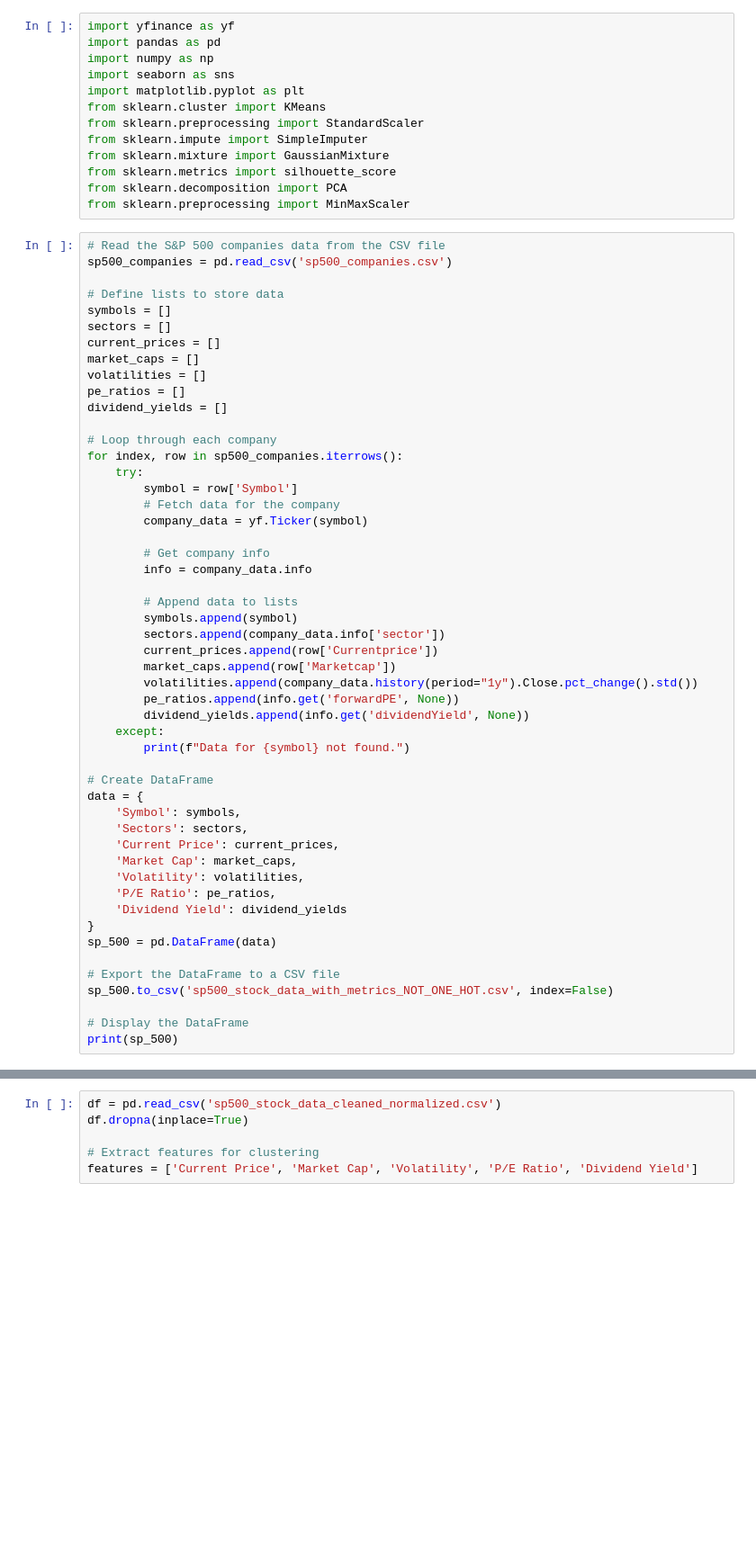
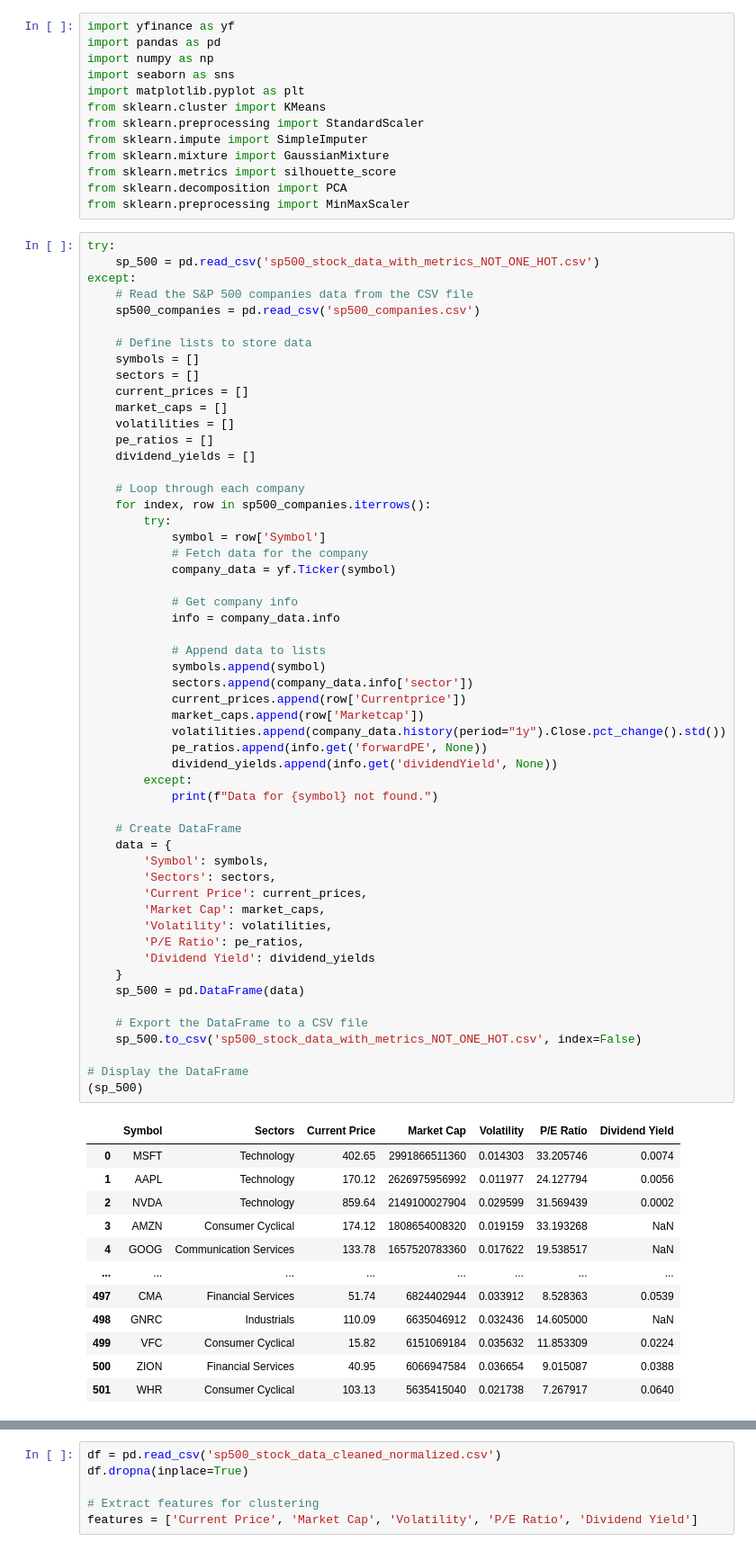
Before and after one commit to Purpup/COGS118B-Project, a Jupyter notebook: FinalProject.ipynb, the cells around one changed output, grey strips where cells are left out. Shown at 90% size. Drawn from its saved outputs; the diff is of its cells as text; blank space fills up the shorter version.

```diff
--- a/FinalProject.ipynb
+++ b/FinalProject.ipynb
@@ -124,54 +108,69 @@ from sklearn.metrics import silhouette_score
 from sklearn.decomposition import PCA
 from sklearn.preprocessing import MinMaxScaler
 # %%
-# Read the S&P 500 companies data from the CSV file
-sp500_companies = pd.read_csv('sp500_companies.csv')
+try:
+    sp_500 = pd.read_csv('sp500_stock_data_with_metrics_NOT_ONE_HOT.csv')
+except:
+    # Read the S&P 500 companies data from the CSV file
+    sp500_companies = pd.read_csv('sp500_companies.csv')
 
-# Define lists to store data
-symbols = []
-sectors = []
-current_prices = []
-market_caps = []
-volatilities = []
-pe_ratios = []
-dividend_yields = []
+    # Define lists to store data
+    symbols = []
+    sectors = []
+    current_prices = []
+    market_caps = []
+    volatilities = []
+    pe_ratios = []
+    dividend_yields = []
 
-# Loop through each company
-for index, row in sp500_companies.iterrows():
-    try:
-        symbol = row['Symbol']
-        # Fetch data for the company
-        company_data = yf.Ticker(symbol)
+    # Loop through each company
+    for index, row in sp500_companies.iterrows():
+        try:
+            symbol = row['Symbol']
+            # Fetch data for the company
+            company_data = yf.Ticker(symbol)
 
-        # Get company info
-        info = company_data.info
+            # Get company info
+            info = company_data.info
 
-        # Append data to lists
-        symbols.append(symbol)
-        sectors.append(company_data.info['sector'])
-        current_prices.append(row['Currentprice'])
-        market_caps.append(row['Marketcap'])
-        volatilities.append(company_data.history(period="1y").Close.pct_change().std())
-        pe_ratios.append(info.get('forwardPE', None))
-        dividend_yields.append(info.get('dividendYield', None))
-    except:
-        print(f"Data for {symbol} not found.")
+            # Append data to lists
+            symbols.append(symbol)
+            sectors.append(company_data.info['sector'])
+            current_prices.append(row['Currentprice'])
+            market_caps.append(row['Marketcap'])
+            volatilities.append(company_data.history(period="1y").Close.pct_change().std())
+            pe_ratios.append(info.get('forwardPE', None))
+            dividend_yields.append(info.get('dividendYield', None))
+        except:
+            print(f"Data for {symbol} not found.")
 
-# Create DataFrame
-data = {
-    'Symbol': symbols,
-    'Sectors': sectors,
-    'Current Price': current_prices,
-    'Market Cap': market_caps,
-    'Volatility': volatilities,
-    'P/E Ratio': pe_ratios,
-    'Dividend Yield': dividend_yields
-}
-sp_500 = pd.DataFrame(data)
+    # Create DataFrame
+    data = {
+        'Symbol': symbols,
+        'Sectors': sectors,
+        'Current Price': current_prices,
+        'Market Cap': market_caps,
+        'Volatility': volatilities,
+        'P/E Ratio': pe_ratios,
+        'Dividend Yield': dividend_yields
+    }
+    sp_500 = pd.DataFrame(data)
 
-# Export the DataFrame to a CSV file
-sp_500.to_csv('sp500_stock_data_with_metrics_NOT_ONE_HOT.csv', index=False)
+    # Export the DataFrame to a CSV file
+    sp_500.to_csv('sp500_stock_data_with_metrics_NOT_ONE_HOT.csv', index=False)
 
 # Display the DataFrame
-print(sp_500)
+(sp_500)
 # %% [output]
+|  | Symbol | Sectors | Current Price | Market Cap | Volatility | P/E Ratio | Dividend Yield |
+| 0 | MSFT | Technology | 402.65 | 2991866511360 | 0.014303 | 33.205746 | 0.0074 |
+| 1 | AAPL | Technology | 170.12 | 2626975956992 | 0.011977 | 24.127794 | 0.0056 |
+| 2 | NVDA | Technology | 859.64 | 2149100027904 | 0.029599 | 31.569439 | 0.0002 |
+| 3 | AMZN | Consumer Cyclical | 174.12 | 1808654008320 | 0.019159 | 33.193268 | NaN |
+| 4 | GOOG | Communication Services | 133.78 | 1657520783360 | 0.017622 | 19.538517 | NaN |
+| ... | ... | ... | ... | ... | ... | ... | ... |
+| 497 | CMA | Financial Services | 51.74 | 6824402944 | 0.033912 | 8.528363 | 0.0539 |
+| 498 | GNRC | Industrials | 110.09 | 6635046912 | 0.032436 | 14.605000 | NaN |
+| 499 | VFC | Consumer Cyclical | 15.82 | 6151069184 | 0.035632 | 11.853309 | 0.0224 |
+| 500 | ZION | Financial Services | 40.95 | 6066947584 | 0.036654 | 9.015087 | 0.0388 |
+| 501 | WHR | Consumer Cyclical | 103.13 | 5635415040 | 0.021738 | 7.267917 | 0.0640 |
```
Also changed, not shown: parts of 10 cells of this notebook.
